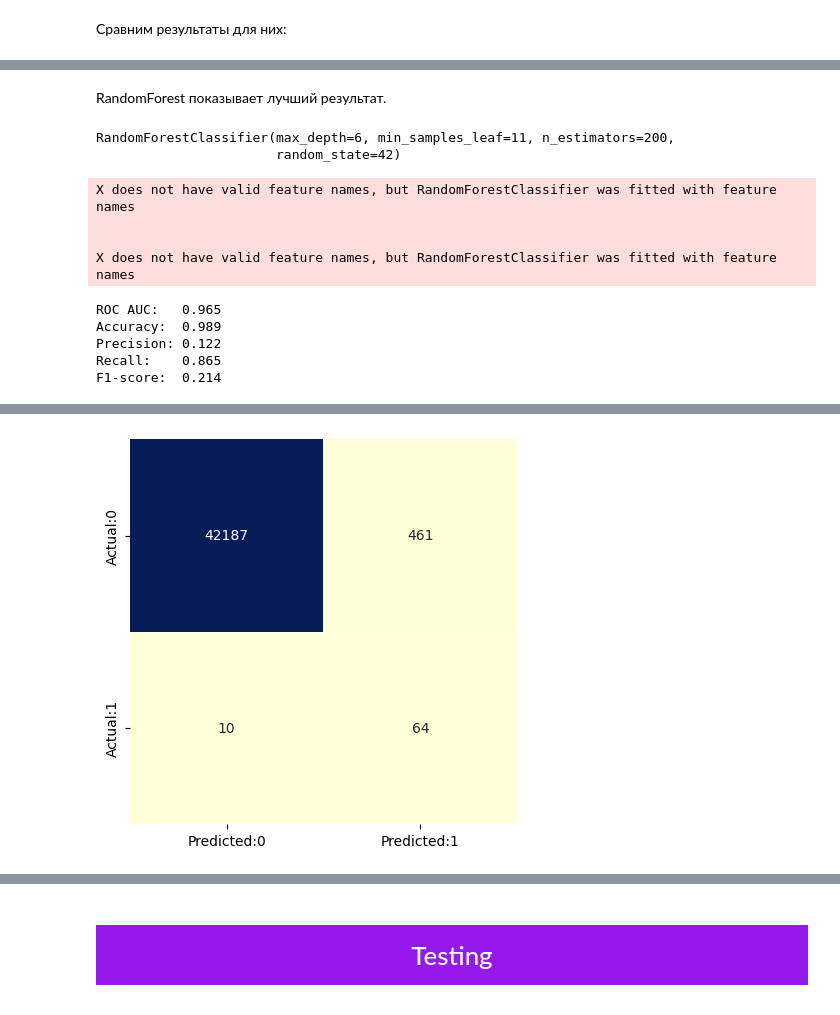
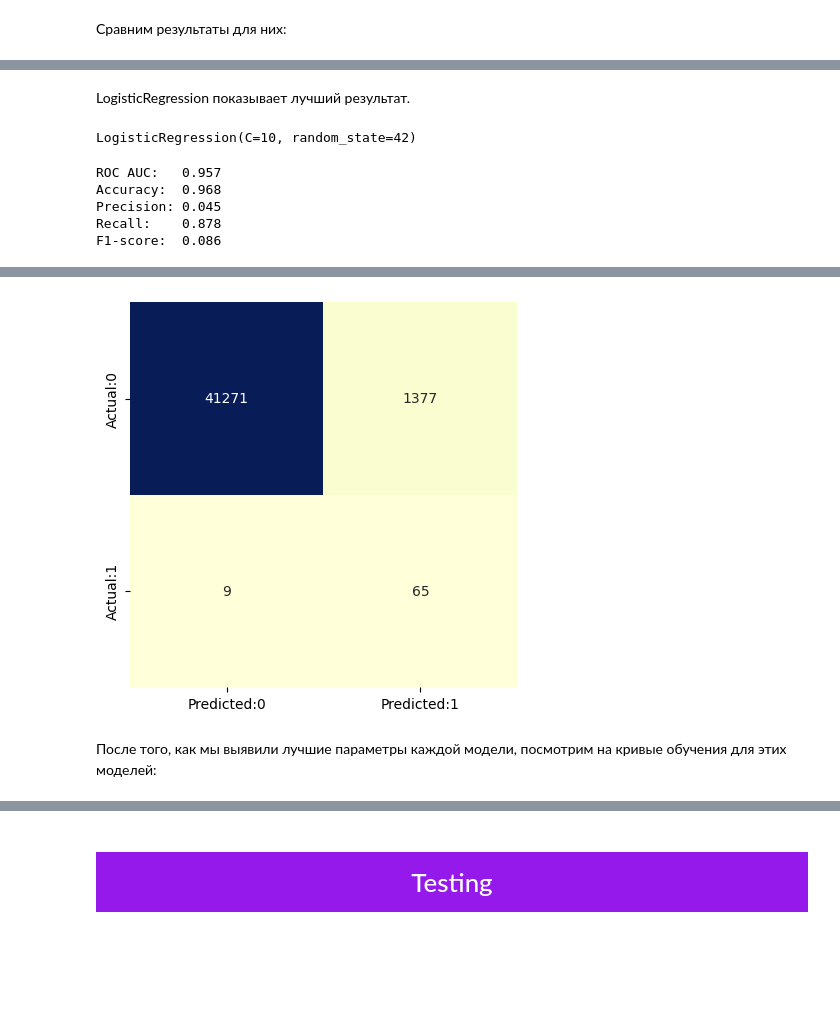
Before and after one commit to alexey3nemckovich/ml_practice_3, a Jupyter notebook: student_notebook_final.ipynb, the cells around one changed output, grey strips where cells are left out. Cells and saved outputs as stored; diff of their text form; code cells hidden in the pictures; blank space fills up the shorter version.

Commit message:
Trying cross-validation + SMOTE.

```diff
--- a/student_notebook_final.ipynb
+++ b/student_notebook_final.ipynb
@@ -349,11 +341,7 @@ array(['V4', 'V14'], dtype=object)
 Признаки 'V4', 'V14' коррелируют с положительным классом сильнее остальных.<br>
 Уберём выбросы для этих признаков, т.к. они влияют сильнее остальных и выбросы в них могут соответственно сильнее повлиять на способность модели к распознаванию положительного класса в итоге.
 # %%
-from utils import outlier_detect_IQR
-from utils import print_outlier_detect_summary
-
-
-outlier_index_global = pd.Series(False, index=range(y_train.size))
+outlier_index_global = pd.Series(False, index=range(y_train_resampled.size))
 
 for index, value in enumerate(columns_to_process):
     print(f'Column-{value}')
@@ -383,5 +369,11 @@ data_resampled_preprocessed.shape
 data_resampled_preprocessed_no_outliers.shape
 # %% [output]
 (814, 29)
+# %%
+X_train_resampled_preprocessed_no_outliers = data_resampled_preprocessed_no_outliers.drop('Class', axis=1)
+y_train_resampled_no_outliers = data_resampled_preprocessed_no_outliers['Class']
+# %%
+X_train_resampled_preprocessed_no_outliers.reset_index(drop=True, inplace=True)
+y_train_resampled_no_outliers.reset_index(drop=True, inplace=True)
 # %% [markdown]
 Таким образом, было убрано 22 выбросы.
@@ -576,18 +650,2 @@ F1-score:  0.065
 # %% [markdown]
 Попробуем найти наилучшие вариант каждой модели методом кросс валидации:
-# %%
-tree_params = {
-    'n_estimators': [100, 200, 500],
-    'max_depth': range(2, 10),
-    'min_samples_leaf': range(10, 13)
-}
-
-locally_best_forest = GridSearchCV(
-    RandomForestClassifier(random_state=random_state),
-    tree_params,
-    verbose=True,
-    n_jobs=-1,
-    cv=5,
-    scoring='recall')
-
-locally_best_forest.fit(X_train_resampled_preprocessed_no_outliers, y_train_resampled_no_outliers)
@@ -713,22 +762,17 @@ X does not have valid feature names, but SVC was fitted with feature names
 # %% [markdown]
-RandomForest показывает лучший результат.
+LogisticRegression показывает лучший результат.
 # %%
-locally_best_forest.best_estimator_
+locally_best_lr.best_estimator_
 # %% [output]
-RandomForestClassifier(max_depth=6, min_samples_leaf=11, n_estimators=200,
-                       random_state=42)
+LogisticRegression(C=10, random_state=42)
 # %%
-print_basic_quality_metrics(y_test, locally_best_forest.predict(X_test_preprocessed), locally_best_forest.predict_proba(X_test_preprocessed))
+print_basic_quality_metrics(y_test, locally_best_lr.predict(X_test_preprocessed), locally_best_lr.predict_proba(X_test_preprocessed))
 # %% [output]
-X does not have valid feature names, but RandomForestClassifier was fitted with feature names
-
-
-X does not have valid feature names, but RandomForestClassifier was fitted with feature names
+ROC AUC:   0.957
+Accuracy:  0.968
+Precision: 0.045
+Recall:    0.878
+F1-score:  0.086
-ROC AUC:   0.965
-Accuracy:  0.989
-Precision: 0.122
-Recall:    0.865
-F1-score:  0.214
 # %%
-plot_confusion_matrix(y_test, locally_best_forest.predict(X_test_preprocessed))
+plot_confusion_matrix(y_test, locally_best_lr.predict(X_test_preprocessed))
 # %% [output]
@@ -736 +780 @@ X does not have valid feature names, but RandomForestClassifier was fitted with
-[figure, old version]
+[figure, new version]
@@ -771,0 +781,2 @@ imbalanced_pipeline = ImbalancedPipeline([
+# %% [markdown]
+После того, как мы выявили лучшие параметры каждой модели, посмотрим на кривые обучения для этих моделей:
```
Also changed, not shown: parts of 69 cells of this notebook, 1 other file.
